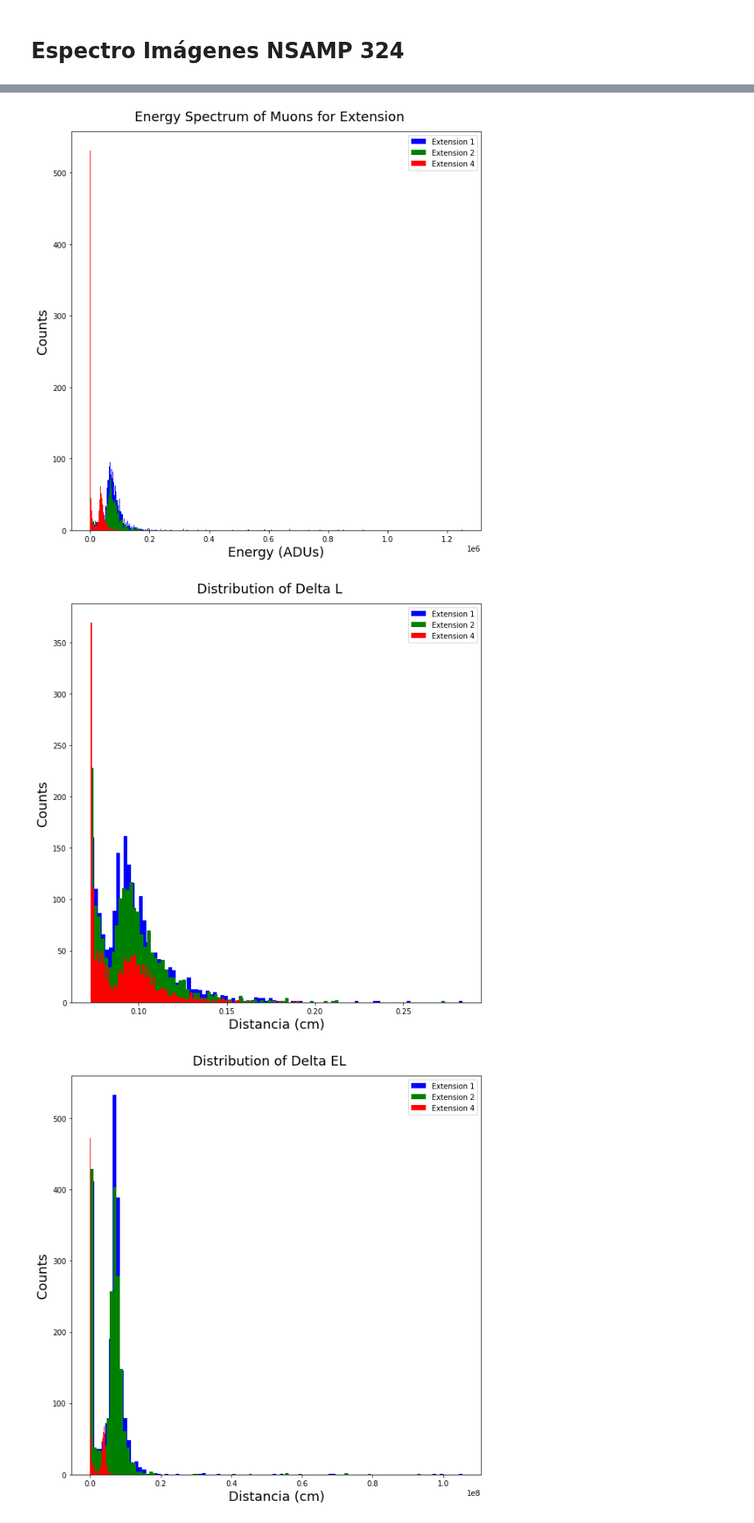
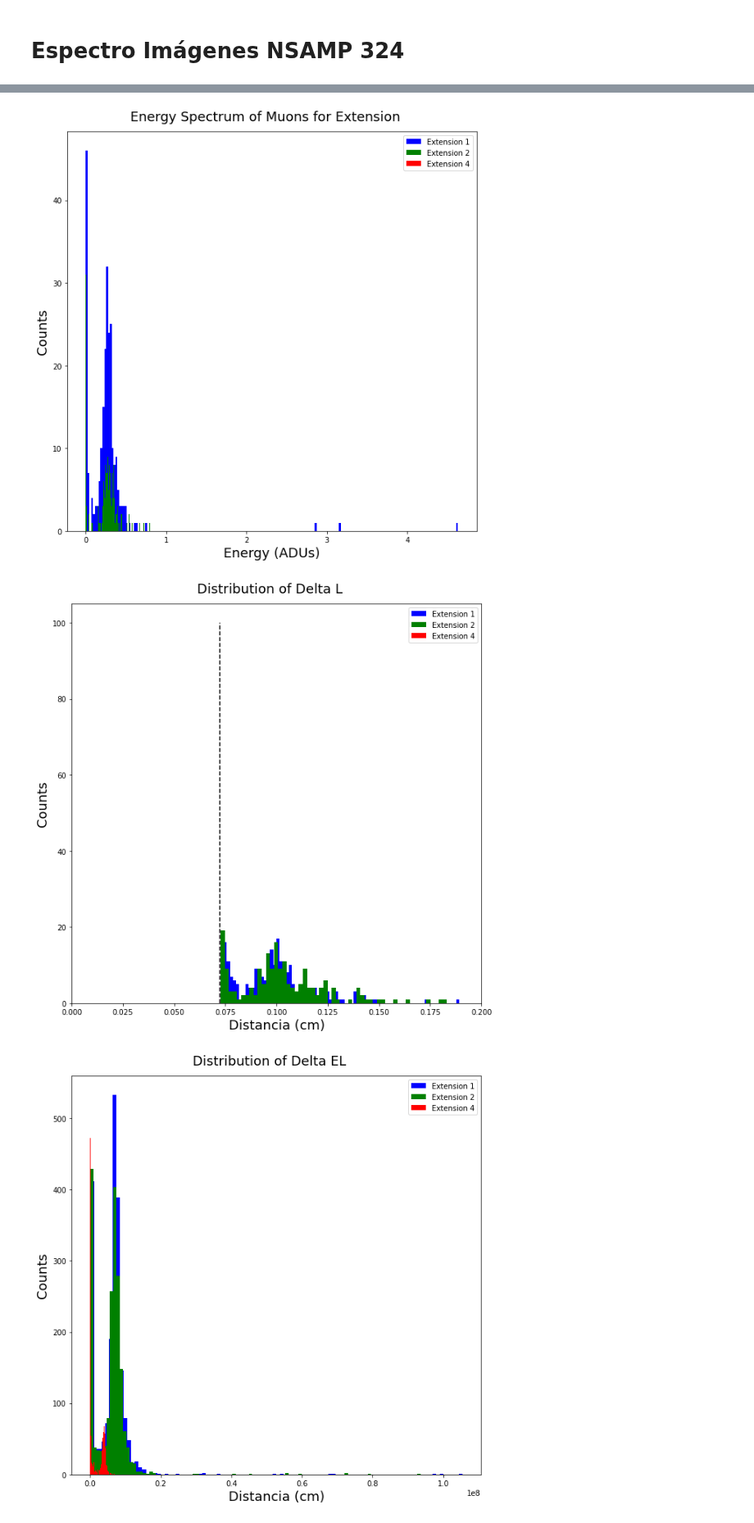
Before and after one commit to mausanram/CodigosICN, a Jupyter notebook: Catalogo_Eventos/Ajuste_Espectro.ipynb, the cells around one changed output, grey strips where cells are left out. Shown at 82% size. Drawn from its saved outputs; the diff is of its cells as text; code cells hidden in the pictures.

```diff
--- a/Catalogo_Eventos/Ajuste_Espectro.ipynb
+++ b/Catalogo_Eventos/Ajuste_Espectro.ipynb
@@ -1048,7 +1048,9 @@ plt.show()
 # Espectro Imágenes NSAMP 324
 # %%
 # path = '/home/labdet/Documents/MauSan/Programas/Repositorio_Git/Catalogo_Eventos/dict_muons_Extensions_1_to_4_Imgs_283_Sol_0.7_Elip_4.5_ADUs__.pkl'
-path = '/home/labdet/Documents/MauSan/Programas/Repositorio_Git/Catalogo_Eventos/dict_muons_Extensions_1_to_4_Imgs_314_Sol_0.7_Elip_4.7_MeVs__feb_02.pkl'
+# path = '/home/labdet/Documents/MauSan/Programas/Repositorio_Git/Catalogo_Eventos/dict_muons_Extensions_1_to_4_Imgs_314_Sol_0.7_Elip_4.7_MeVs__feb_02.pkl'
+# path = '/home/labdet/Documents/MauSan/Programas/Repositorio_Git/Catalogo_Eventos/dict_muons_Extensions_1_to_4_Imgs_341_Sol_0.7_Elip_5_MeVs__09_Feb.pkl'
+path = '/home/labdet/Documents/MauSan/Programas/Repositorio_Git/Catalogo_Eventos/dict_muons_Extensions_1_to_4_Imgs_62_Sol_0.7_Elip_5.5_MeVs__.pkl'
 histogram = open(path, 'rb')
 data_histogram = pck.load(histogram)
 histogram.close()
@@ -1063,31 +1065,36 @@ Muones detectados:  5576
 # %%
 fig, axs = plt.subplots(figsize = [10,10])
-axs.hist(data_histogram['extension_1']['charge'], bins = 500, color = 'b', label = 'Extension 1')
-axs.hist(data_histogram['extension_2']['charge'], bins = 500, color = 'g', label = 'Extension 2')
+axs.hist(data_histogram['extension_1']['charge'], bins = 200, color = 'b', label = 'Extension 1')
+axs.hist(data_histogram['extension_2']['charge'], bins = 100, color = 'g', label = 'Extension 2')
 axs.hist(data_histogram['extension_4']['charge'], bins = 100, color = 'r', label = 'Extension 4')
 axs.legend()
 
 # axs.set_xlim(0, 0.5 * 10**8)
+# axs.set_xlim(0, 0.2 * 10**6)
 axs.set_xlabel('Energy (ADUs)', size = 18)
 axs.set_ylabel('Counts', size = 18)
 fig.suptitle('Energy Spectrum of Muons for Extension', size = 18, y=0.92)
 plt.show()
 # %% [output]
-[figure, old version]
+[figure, new version]
 # %%
 fig, axs = plt.subplots(figsize = [10,10])
 axs.hist(data_histogram['extension_1']['deltaL'], bins = 100, color = 'b', label = 'Extension 1')
 axs.hist(data_histogram['extension_2']['deltaL'], bins = 100, color = 'g', label = 'Extension 2')
 axs.hist(data_histogram['extension_4']['deltaL'], bins = 100, color = 'r', label = 'Extension 4')
+
+# axs.hist(data_histogram['extension_4']['deltaL'] + data_histogram['extension_2']['deltaL'] + data_histogram['extension_1']['deltaL'] ,
+            #  bins = 100, color = 'k', label = 'All Extensions')
+axs.vlines([0.0725], 0, 100, colors='k', linestyles='dashed')
 axs.legend()
 
-# axs.set_xlim(0, 0.5 * 10**8)
+axs.set_xlim(0, 0.2)
 axs.set_xlabel('Distancia (cm)', size = 18)
 axs.set_ylabel('Counts', size = 18)
 fig.suptitle('Distribution of Delta L', size = 18, y=0.92)
 plt.show()
 # %% [output]
-[figure, old version]
+[figure, new version]
 # %%
 fig, axs = plt.subplots(figsize = [10,10])
 axs.hist(data_histogram['extension_1']['deltaEL'], bins = 100, color = 'b', label = 'Extension 1')
```
Also changed, not shown: parts of 1 cell of this notebook, 3 other files.
